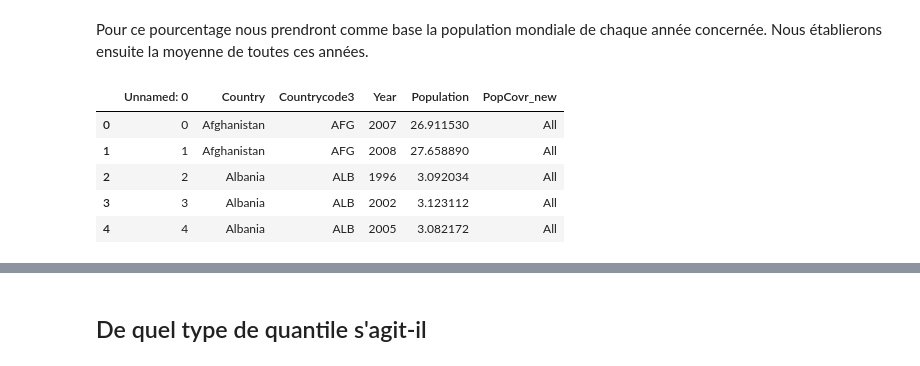
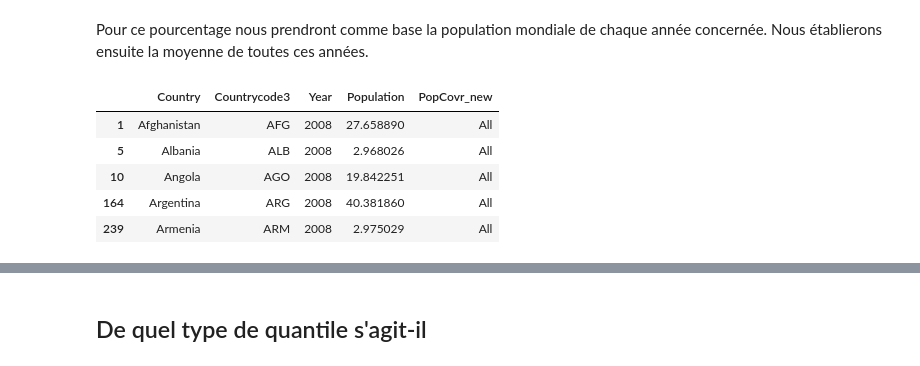
Before and after one commit to Julien-paulet/Projet_7, a Jupyter notebook: Effectuez_une_prediction_de_revenus_main_file.ipynb, the cells around one changed output, grey strips where cells are left out. Saved outputs shown, nothing was run; the diff lists cells and outputs as text; code cells hidden in the pictures.

```diff
--- a/Effectuez_une_prediction_de_revenus_main_file.ipynb
+++ b/Effectuez_une_prediction_de_revenus_main_file.ipynb
@@ -157,12 +147,15 @@ Le nombre de pays est de :  116 toute année confondue
 <p> Pour ce pourcentage nous prendront comme base la population mondiale de chaque année concernée. Nous établierons ensuite la moyenne de toutes ces années. </p>
 # %%
 pop = pd.read_csv('pop.csv')
+pop = pop[pop['Year'] == 2008]
+pop = pop[['Country', 'Countrycode3', 'Year', 'Population', 'PopCovr_new']]
+pop = pop.drop_duplicates()
 pop.head()
 #A merge avec l'autre df, voir ensuite avec le % de population pour chaque pays
 # %% [output]
-|  | Unnamed: 0 | Country | Countrycode3 | Year | Population | PopCovr_new |
-| 0 | 0 | Afghanistan | AFG | 2007 | 26.911530 | All |
-| 1 | 1 | Afghanistan | AFG | 2008 | 27.658890 | All |
-| 2 | 2 | Albania | ALB | 1996 | 3.092034 | All |
-| 3 | 3 | Albania | ALB | 2002 | 3.123112 | All |
-| 4 | 4 | Albania | ALB | 2005 | 3.082172 | All |
+|  | Country | Countrycode3 | Year | Population | PopCovr_new |
+| 1 | Afghanistan | AFG | 2008 | 27.658890 | All |
+| 5 | Albania | ALB | 2008 | 2.968026 | All |
+| 10 | Angola | AGO | 2008 | 19.842251 | All |
+| 164 | Argentina | ARG | 2008 | 40.381860 | All |
+| 239 | Armenia | ARM | 2008 | 2.975029 | All |
```
Also changed, not shown: parts of 17 cells of this notebook.
